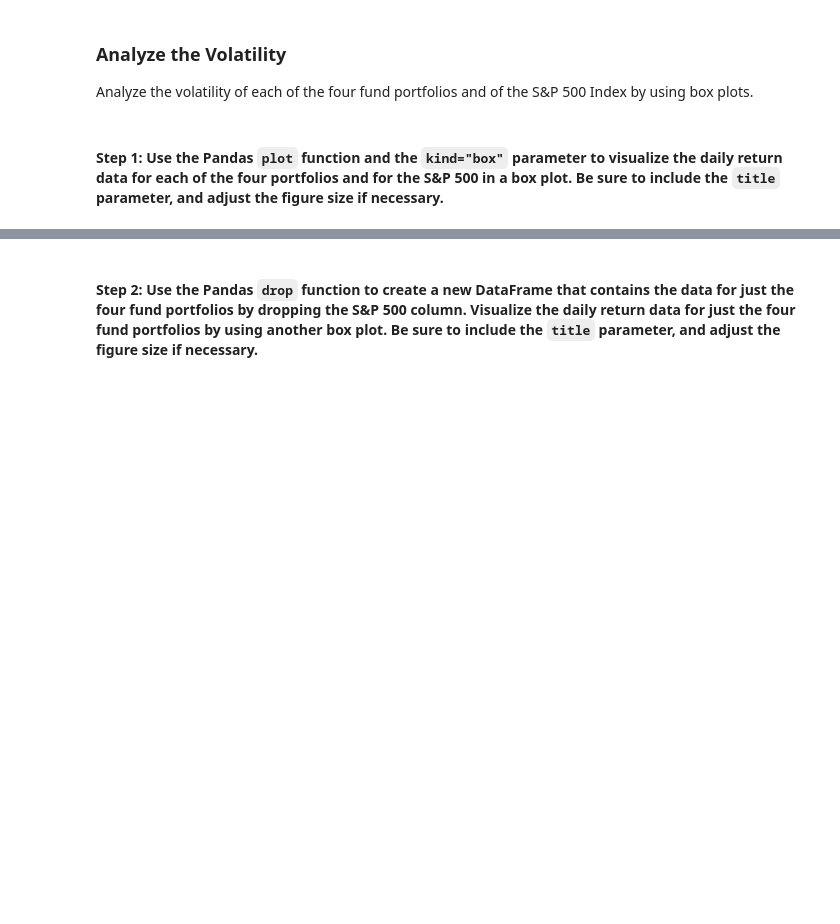
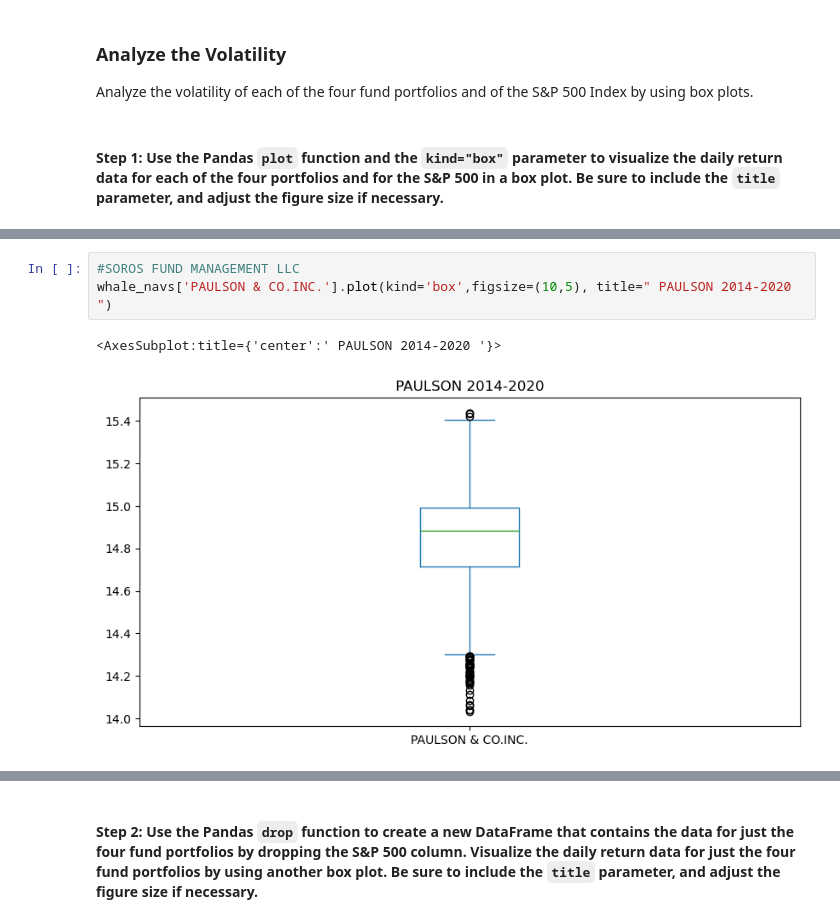
Before and after one commit to arianamoreno13/Challenge_4, a Jupyter notebook: challenge_4/risk_return_analysis.ipynb, the cells around one changed output, grey strips where cells are left out. Saved outputs shown, nothing was run; the diff lists cells and outputs as text; blank space fills up the shorter version.

```diff
--- a/challenge_4/risk_return_analysis.ipynb
+++ b/challenge_4/risk_return_analysis.ipynb
@@ -205,0 +210,6 @@ Analyze the volatility of each of the four fund portfolios and of the S&P 500 In
+# %%
+#SOROS FUND MANAGEMENT LLC
+whale_navs['PAULSON & CO.INC.'].plot(kind='box',figsize=(10,5), title=" PAULSON 2014-2020 ")
+# %% [output]
+<AxesSubplot:title={'center':' PAULSON 2014-2020 '}>
+[figure, added]
```
Also changed, not shown: parts of 7 cells of this notebook.
